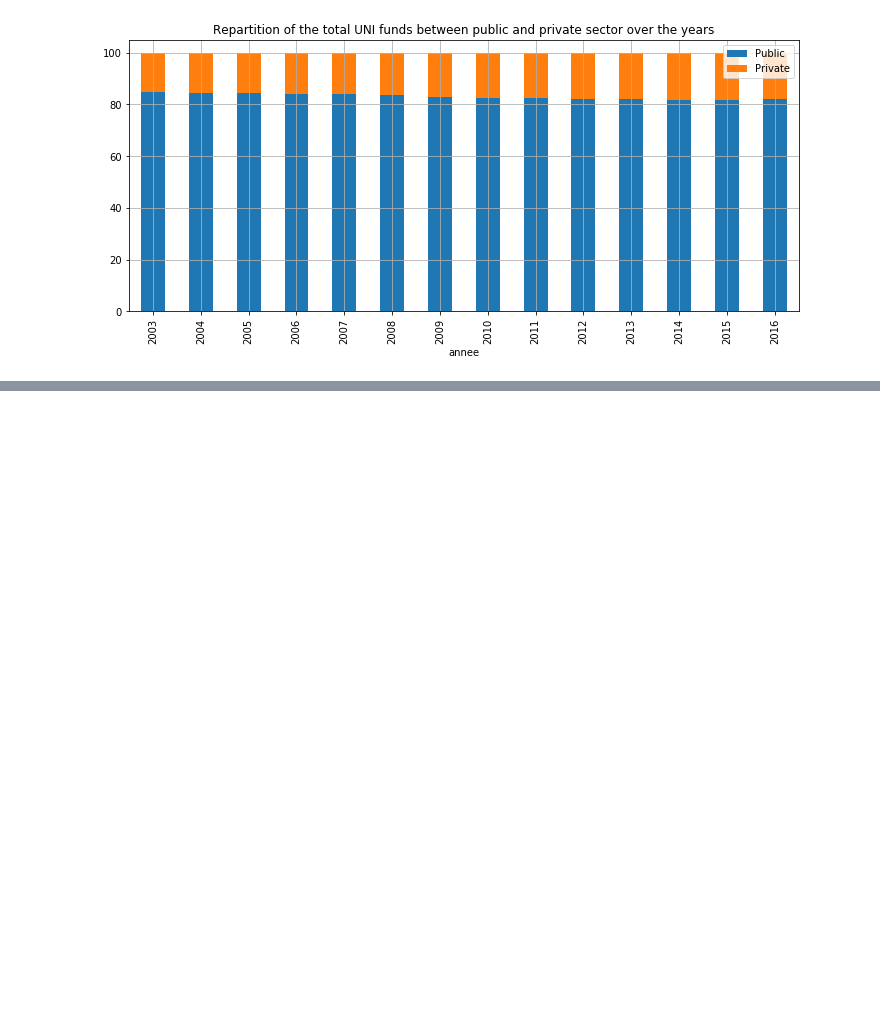
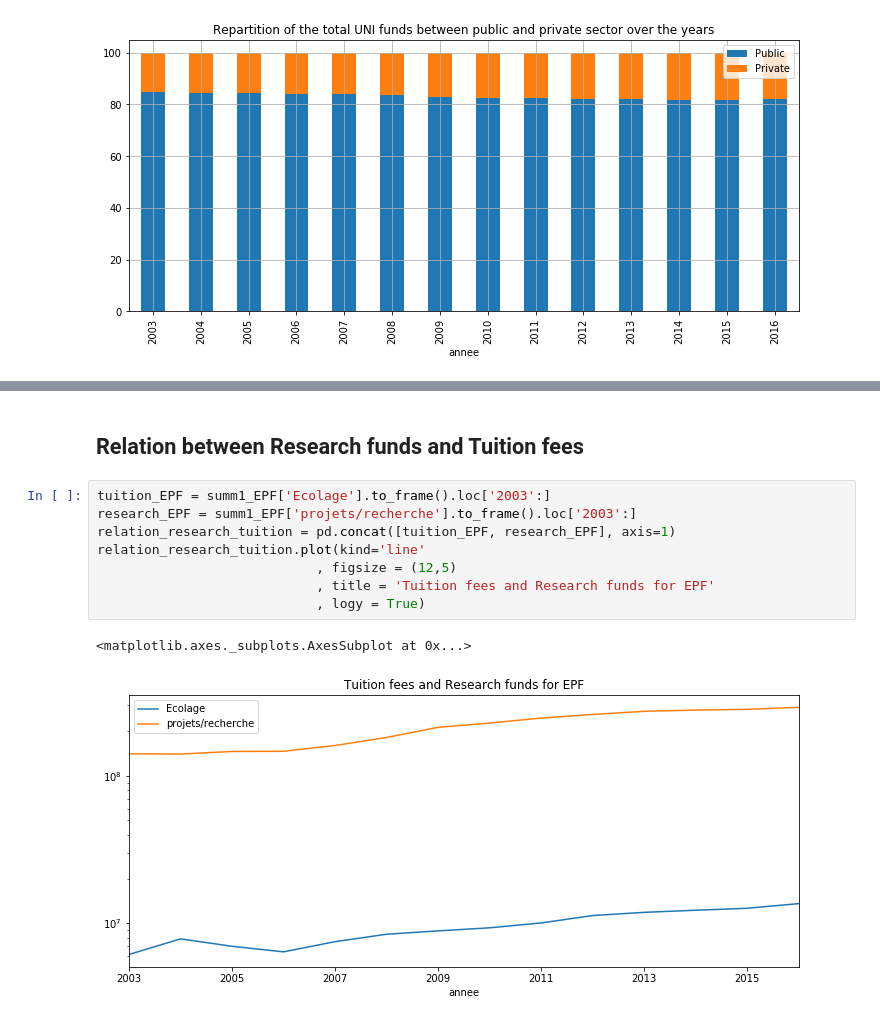
Before and after one commit to emlg/ada, a Jupyter notebook: Project/Project-Milestone-2.ipynb, the cells around one changed output, grey strips where cells are left out. Saved outputs shown, nothing was run; the diff lists cells and outputs as text; blank space fills up the shorter version.

```diff
--- a/Project/Project-Milestone-2.ipynb
+++ b/Project/Project-Milestone-2.ipynb
@@ -1296,0 +1342,13 @@ What we can pull out of these plots is that private funds hold a much more impor
+# %% [markdown]
+## Relation between Research funds and Tuition fees
+# %%
+tuition_EPF = summ1_EPF['Ecolage'].to_frame().loc['2003':]
+research_EPF = summ1_EPF['projets/recherche'].to_frame().loc['2003':]
+relation_research_tuition = pd.concat([tuition_EPF, research_EPF], axis=1)
+relation_research_tuition.plot(kind='line'
+                            , figsize = (12,5)
+                            , title = 'Tuition fees and Research funds for EPF'
+                            , logy = True)
+# %% [output]
+<matplotlib.axes._subplots.AxesSubplot at 0x...>
+[figure, added]
```
Also changed, not shown: parts of 23 cells of this notebook, 1 other file.
